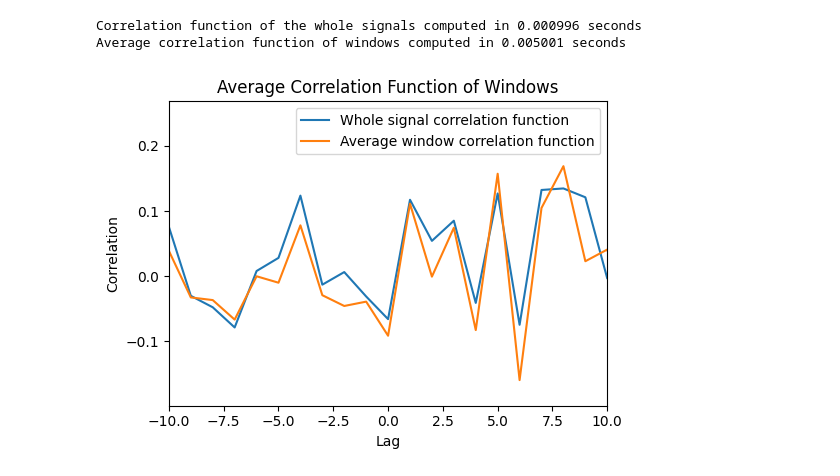
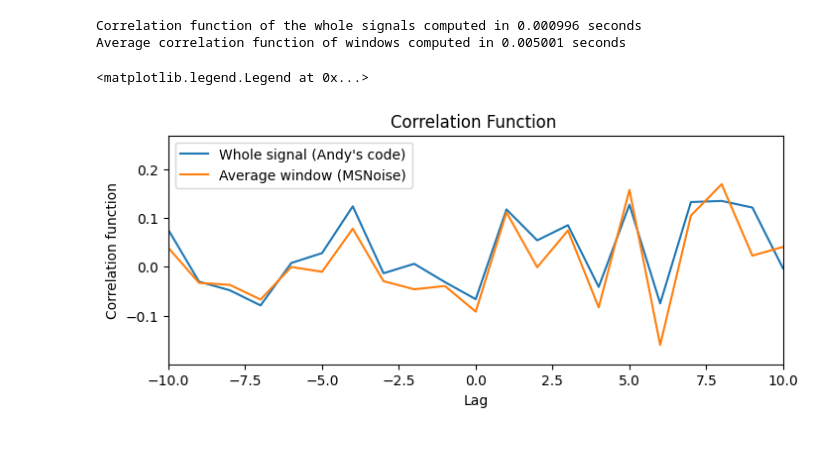
Before and after one commit to himansh78/testrepo, a Jupyter notebook: Correlation_methods.ipynb, the cells around one changed output. Drawn from its saved outputs; the diff is of its cells as text; code cells hidden in the pictures; blank space fills up the shorter version.

```diff
--- a/Correlation_methods.ipynb
+++ b/Correlation_methods.ipynb
@@ -57,25 +57,14 @@ Average correlation function of windows computed in 0.005001 seconds
 # %%
 
 # Plot the correlation functions
-plt.figure(figsize=(10, 4))
-
-# Plot for the whole signal
-plt.subplot(1, 2, 1)
-plt.plot(lags_whole, correlation_function_whole, label='Whole signal correlation function')
+plt.figure(figsize=(8, 3))
+plt.plot(lags_whole, correlation_function_whole, label="Whole signal (Andy's code)")
+plt.plot(lags_windows, average_correlation_function_windows, label="Average window (MSNoise)")
+plt.xlim(-10,10)
 plt.xlabel('Lag')
-plt.ylabel('Correlation')
-plt.title('Correlation Function of Whole Signals')
+plt.ylabel('Correlation function')
+plt.title('Correlation Function ')
 plt.legend()
-
-# Plot for the average window correlation function
-plt.subplot(1, 2, 1)
-plt.plot(lags_windows, average_correlation_function_windows, label='Average window correlation function')
-plt.xlabel('Lag')
-plt.ylabel('Correlation')
-plt.title('Average Correlation Function of Windows')
-plt.legend()
-plt.xlim(-10,10)
-plt.tight_layout()
-plt.show()
 # %% [output]
+<matplotlib.legend.Legend at 0x...>
-[figure, old version]
+[figure, new version]
```
Also changed, not shown: parts of 1 cell of this notebook.
